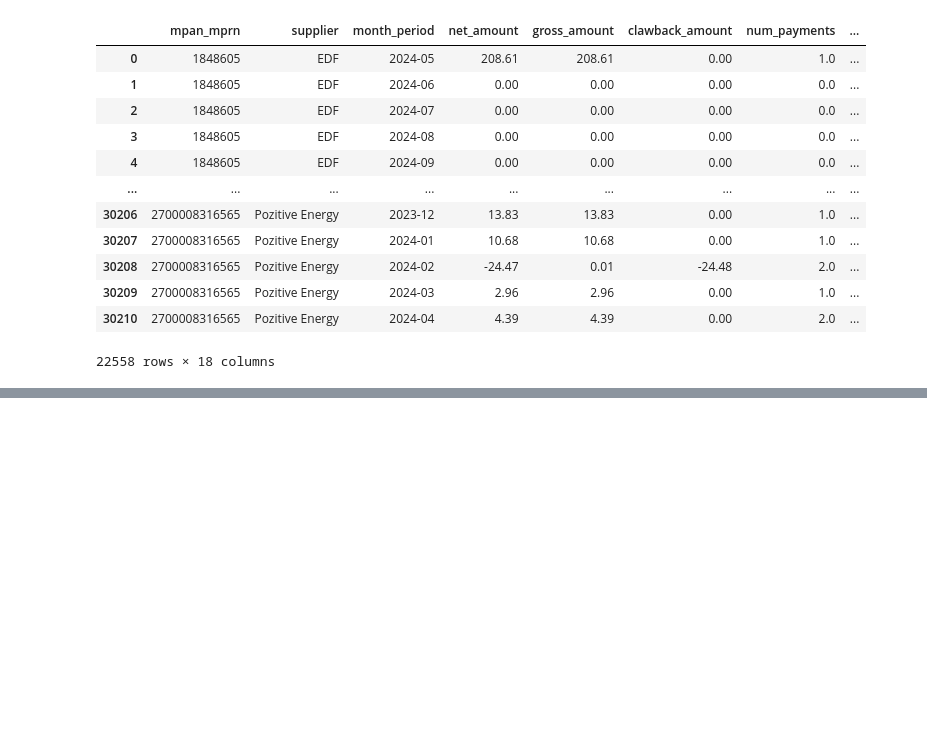
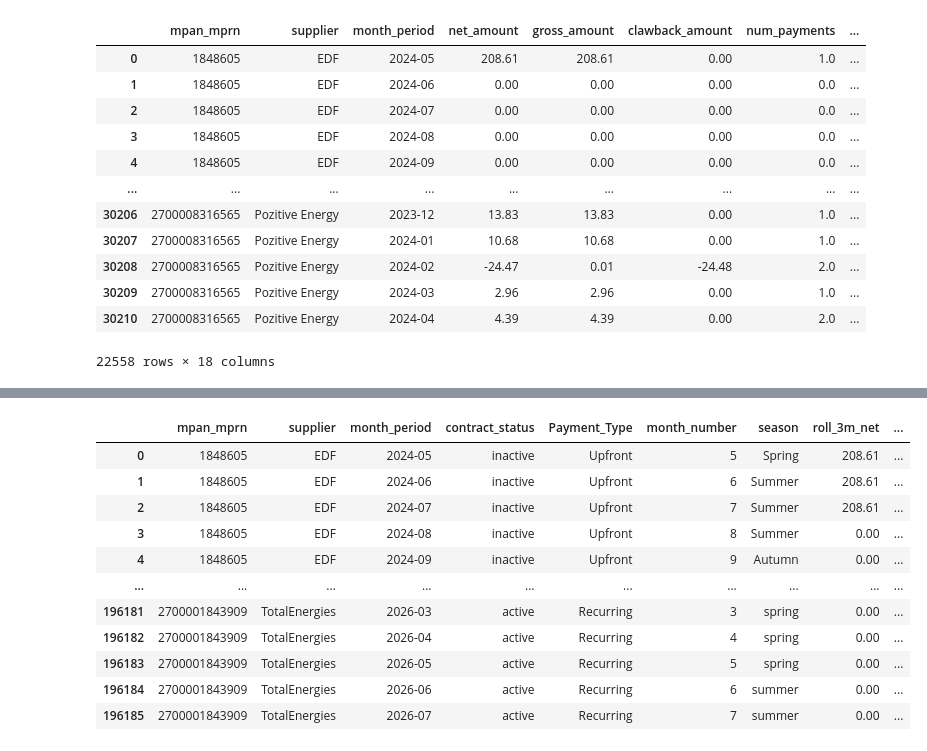
Before and after one commit to ijaycyndy/Data-Cleaning-Using-SQL, a Jupyter notebook: Pozitive_Forecast.ipynb, the cells around one changed output, grey strips where cells are left out. Saved outputs shown, nothing was run; the diff lists cells and outputs as text; code cells hidden in the pictures; blank space fills up the shorter version.

```diff
--- a/Pozitive_Forecast.ipynb
+++ b/Pozitive_Forecast.ipynb
@@ -488,0 +474,98 @@ Regression RMSE: 143.13
+# %%
+import pandas as pd
+
+# Start with a copy
+base_data = training_data.copy()
+
+# STEP 1: Clean and standardize month_period
+if isinstance(base_data["month_period"].iloc[0], pd.Period):
+    base_data["month_period"] = base_data["month_period"].dt.to_timestamp()
+else:
+    base_data["month_period"] = pd.to_datetime(base_data["month_period"], errors="coerce")
+
+# Drop rows with invalid month_period
+base_data = base_data.dropna(subset=["month_period"])
+
+# STEP 2: Filter to only active contracts
+active_contracts = base_data[base_data["contract_status"].str.lower() == "active"]
+
+# STEP 3: Get existing (mpan, month) combos to avoid duplicates
+existing_mpan_months = set(zip(
+    base_data["mpan_mprn"],
+    base_data["month_period"].dt.to_period("M")
+))
+
+# STEP 4: Create new rows up to contract_end_date
+future_rows = []
+
+for _, row in active_contracts.iterrows():
+    mpan = row["mpan_mprn"]
+    start = row["month_period"] + pd.DateOffset(months=1)
+    end = pd.to_datetime(row["contract_end_date"]).replace(day=1)
+    forecast_months = pd.date_range(start=start, end=end, freq="MS")
+
+    for date in forecast_months:
+        period = date.to_period("M")
+        if (mpan, period) in existing_mpan_months:
+            continue  # Skip existing month
+
+        new_row = {
+            "mpan_mprn": mpan,
+            "supplier": row["supplier"],
+            "month_period": date,
+            "month_number": date.month,
+            "season": (
+                "winter" if date.month in [12, 1, 2] else
+                "spring" if date.month in [3, 4, 5] else
+                "summer" if date.month in [6, 7, 8] else
+                "autumn"
+            ),
+            "roll_3m_net": 0.0,
+            "roll_3m_avg": 0.0,
+            "roll_3m_gross": 0.0,
+            "months_since_prev_payment": 1.0,
+            "contract_status": row["contract_status"],
+            "contract_end_date": row["contract_end_date"],
+            "Payment_Type": row["Payment_Type"]
+        }
+        future_rows.append(new_row)
+
+# STEP 5: Combine base and extended data
+forecast_extension_df = pd.DataFrame(future_rows)
+forecast_data = pd.concat([base_data, forecast_extension_df], ignore_index=True)
+
+# STEP 6: Format month_period as YYYY-MM string
+forecast_data["month_period"] = pd.to_datetime(forecast_data["month_period"], errors="coerce")
+forecast_data = forecast_data.dropna(subset=["month_period"])
+forecast_data["month_period"] = forecast_data["month_period"].dt.to_period("M").astype(str)
+
+# STEP 7: Drop unused columns before prediction
+forecast_data = forecast_data.drop(columns=[
+    "net_amount",
+    "gross_amount",
+    "clawback_amount",
+    "num_payments",
+    "next_month_payment",
+    "will_pay_next_month",
+    "contract_end_date"
+])
+
+forecast_data.reset_index(drop=True, inplace=True)
+forecast_data = forecast_data.drop_duplicates(subset=["mpan_mprn", "month_period"])
+
+
+# Final result
+forecast_data
+# %% [output]
+|  | mpan_mprn | supplier | month_period | contract_status | Payment_Type | month_number | season | roll_3m_net | ... |
+| 0 | 1848605 | EDF | 2024-05 | inactive | Upfront | 5 | Spring | 208.61 | ... |
+| 1 | 1848605 | EDF | 2024-06 | inactive | Upfront | 6 | Summer | 208.61 | ... |
+| 2 | 1848605 | EDF | 2024-07 | inactive | Upfront | 7 | Summer | 208.61 | ... |
+| 3 | 1848605 | EDF | 2024-08 | inactive | Upfront | 8 | Summer | 0.00 | ... |
+| 4 | 1848605 | EDF | 2024-09 | inactive | Upfront | 9 | Autumn | 0.00 | ... |
+| ... | ... | ... | ... | ... | ... | ... | ... | ... | ... |
+| 196181 | 2700001843909 | TotalEnergies | 2026-03 | active | Recurring | 3 | spring | 0.00 | ... |
+| 196182 | 2700001843909 | TotalEnergies | 2026-04 | active | Recurring | 4 | spring | 0.00 | ... |
+| 196183 | 2700001843909 | TotalEnergies | 2026-05 | active | Recurring | 5 | spring | 0.00 | ... |
+| 196184 | 2700001843909 | TotalEnergies | 2026-06 | active | Recurring | 6 | summer | 0.00 | ... |
+| 196185 | 2700001843909 | TotalEnergies | 2026-07 | active | Recurring | 7 | summer | 0.00 | ... |
```
Also changed, not shown: parts of 17 cells of this notebook.
